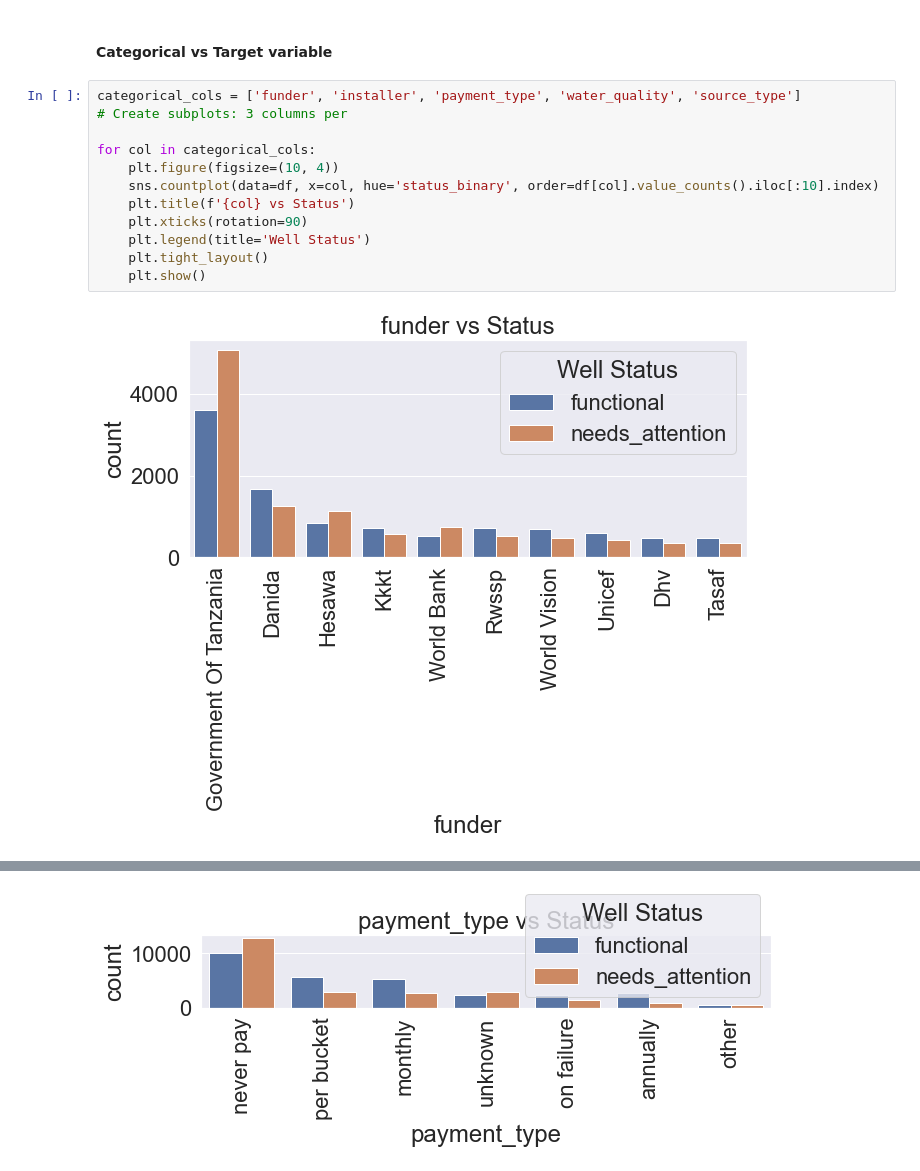
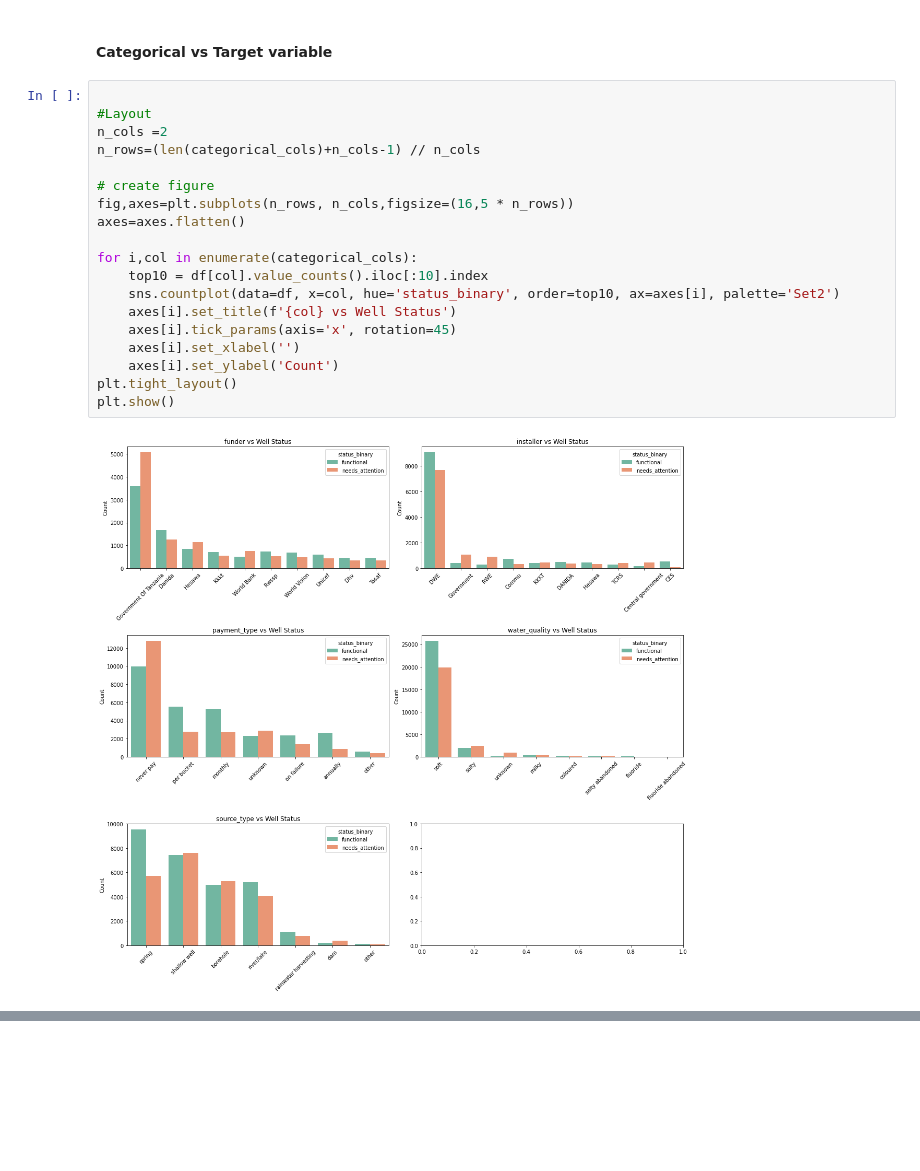
Before and after one commit to CharityPM/tanzanian-water-wells-prediction, a Jupyter notebook: waterwellsprediction.ipynb, the cells around one changed output, grey strips where cells are left out. Drawn from its saved outputs; the diff is of its cells as text; blank space fills up the shorter version.

```diff
--- a/waterwellsprediction.ipynb
+++ b/waterwellsprediction.ipynb
@@ -368,16 +373,23 @@ plt.show()
 # %% [markdown]
 #### Categorical vs Target variable
 # %%
-categorical_cols = ['funder', 'installer', 'payment_type', 'water_quality', 'source_type']
-# Create subplots: 3 columns per
 
-for col in categorical_cols:
-    plt.figure(figsize=(10, 4))
-    sns.countplot(data=df, x=col, hue='status_binary', order=df[col].value_counts().iloc[:10].index)
-    plt.title(f'{col} vs Status')
-    plt.xticks(rotation=90)
-    plt.legend(title='Well Status')
-    plt.tight_layout()
-    plt.show()
+#Layout
+n_cols =2
+n_rows=(len(categorical_cols)+n_cols-1) // n_cols
+
+# create figure
+fig,axes=plt.subplots(n_rows, n_cols,figsize=(16,5 * n_rows))
+axes=axes.flatten()
+
+for i,col in enumerate(categorical_cols):
+    top10 = df[col].value_counts().iloc[:10].index
+    sns.countplot(data=df, x=col, hue='status_binary', order=top10, ax=axes[i], palette='Set2')
+    axes[i].set_title(f'{col} vs Well Status')
+    axes[i].tick_params(axis='x', rotation=45)
+    axes[i].set_xlabel('')
+    axes[i].set_ylabel('Count')
+plt.tight_layout()
+plt.show()
 # %% [output]
-[figure, old version]
+[figure, new version]
@@ -385 +395,0 @@ for col in categorical_cols:
-[figure, removed]
```
Also changed, not shown: parts of 15 cells of this notebook.
